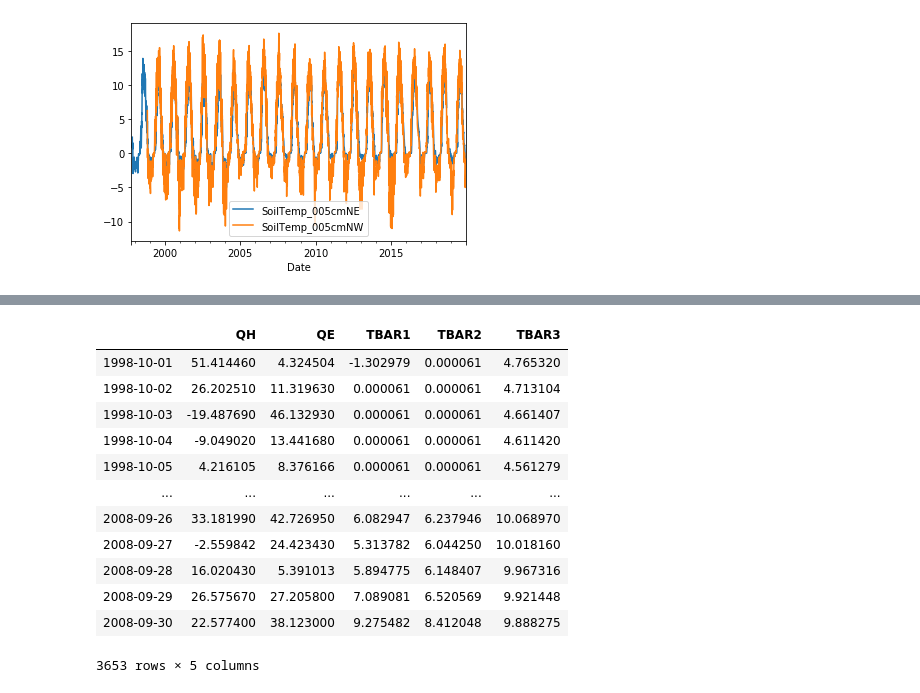
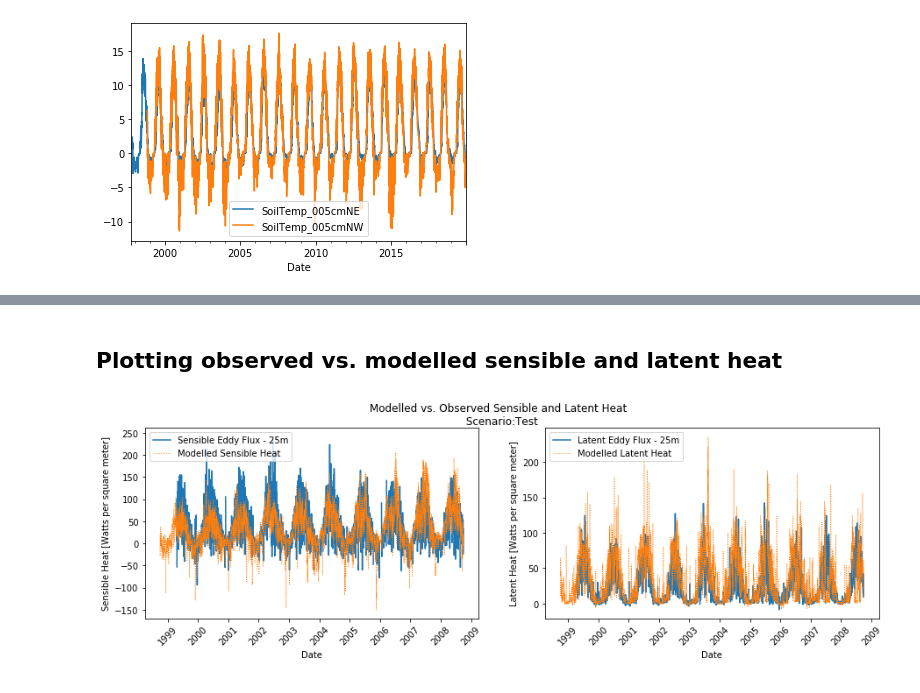
Before and after one commit to MESH-Model/MESH_Whitegull, a Jupyter notebook: Code/MESHPostProcess.ipynb, the cells around one changed output, grey strips where cells are left out. Drawn from its saved outputs; the diff is of its cells as text; code cells hidden in the pictures.

```diff
--- a/Code/MESHPostProcess.ipynb
+++ b/Code/MESHPostProcess.ipynb
@@ -444,0 +464,13 @@ soilT
+# %%
+# Load the data frame and rename columns according to file name
+QH = pd.read_csv(pathlistQH[num], usecols=['Date/Time', 'Value [watt per square meter]'], na_values=["---"])
+QH.columns.values[1]=nameQH
+QH.index = QH["Date/Time"]
+QH = QH.drop(columns=["Date/Time",nameQH])
+QH
+
+QL = pd.read_csv(pathlistQL[num], usecols=['Date/Time', 'Value [watt per square meter]'], na_values=["---"])
+QL.columns.values[1]=nameQL
+QL.index = QL["Date/Time"]
+QL = QL.drop(columns=["Date/Time",nameQL])
+QL
@@ -634,17 +746,29 @@ fig.savefig('SoilTemp_' + trial + '.png', dpi=200)
-# %%
-EB2
-# soilT
-# %% [output]
-|  | QH | QE | TBAR1 | TBAR2 | TBAR3 |
-| 1998-10-01 | 51.414460 | 4.324504 | -1.302979 | 0.000061 | 4.765320 |
-| 1998-10-02 | 26.202510 | 11.319630 | 0.000061 | 0.000061 | 4.713104 |
-| 1998-10-03 | -19.487690 | 46.132930 | 0.000061 | 0.000061 | 4.661407 |
-| 1998-10-04 | -9.049020 | 13.441680 | 0.000061 | 0.000061 | 4.611420 |
-| 1998-10-05 | 4.216105 | 8.376166 | 0.000061 | 0.000061 | 4.561279 |
-| ... | ... | ... | ... | ... | ... |
-| 2008-09-26 | 33.181990 | 42.726950 | 6.082947 | 6.237946 | 10.068970 |
-| 2008-09-27 | -2.559842 | 24.423430 | 5.313782 | 6.044250 | 10.018160 |
-| 2008-09-28 | 16.020430 | 5.391013 | 5.894775 | 6.148407 | 9.967316 |
-| 2008-09-29 | 26.575670 | 27.205800 | 7.089081 | 6.520569 | 9.921448 |
-| 2008-09-30 | 22.577400 | 38.123000 | 9.275482 | 8.412048 | 9.888275 |
-3653 rows × 5 columns
+# %% [markdown]
+## Plotting observed vs. modelled sensible and latent heat
+# %%
+# Use same start and end as above
+fig = plt.figure(figsize=(15,4), frameon=False)
+fig.suptitle("Modelled vs. Observed Sensible and Latent Heat \n Scenario:" + trial)
+
+ax1 = fig.add_subplot(1,2,1)
+ax1.plot(QH[['SensibleEddyFlux25m']][start:end], label = "Sensible Eddy Flux - 25m")
+# ax1.plot(QH[['SensibleStorageFlux']][start:end], label = "Sensible Storage Flux")
+ax1.plot(EB2[['QH']], label = "Modelled Sensible Heat", linewidth = 0.8, linestyle = ':')
+plt.xlabel("Date")
+plt.xticks(rotation=45)
+plt.ylabel("Sensible Heat [Watts per square meter]")
+ax1.legend(loc='upper left')
+
+ax2 = fig.add_subplot(1,2,2)
+ax2.plot(QL[['LatentEddyFlux25m']][start:end], label = "Latent Eddy Flux - 25m")
+# ax2.plot(QL[['LatentStorageFlux']][start:end], label = "Latent Storage Flux")
+ax2.plot(EB2[['QE']], label = "Modelled Latent Heat", linewidth = 0.8, linestyle = ':')
+plt.xlabel("Date")
+plt.xticks(rotation=45)
+plt.ylabel("Latent Heat [Watts per square meter]")
+ax2.legend(loc='upper left')
+
+plt.show()
+fig.savefig('Sensible_Latent_' + trial + '.png', dpi=200)
+# %% [output]
+[figure, added]
```
Also changed, not shown: parts of 20 cells of this notebook, 4 other files.
